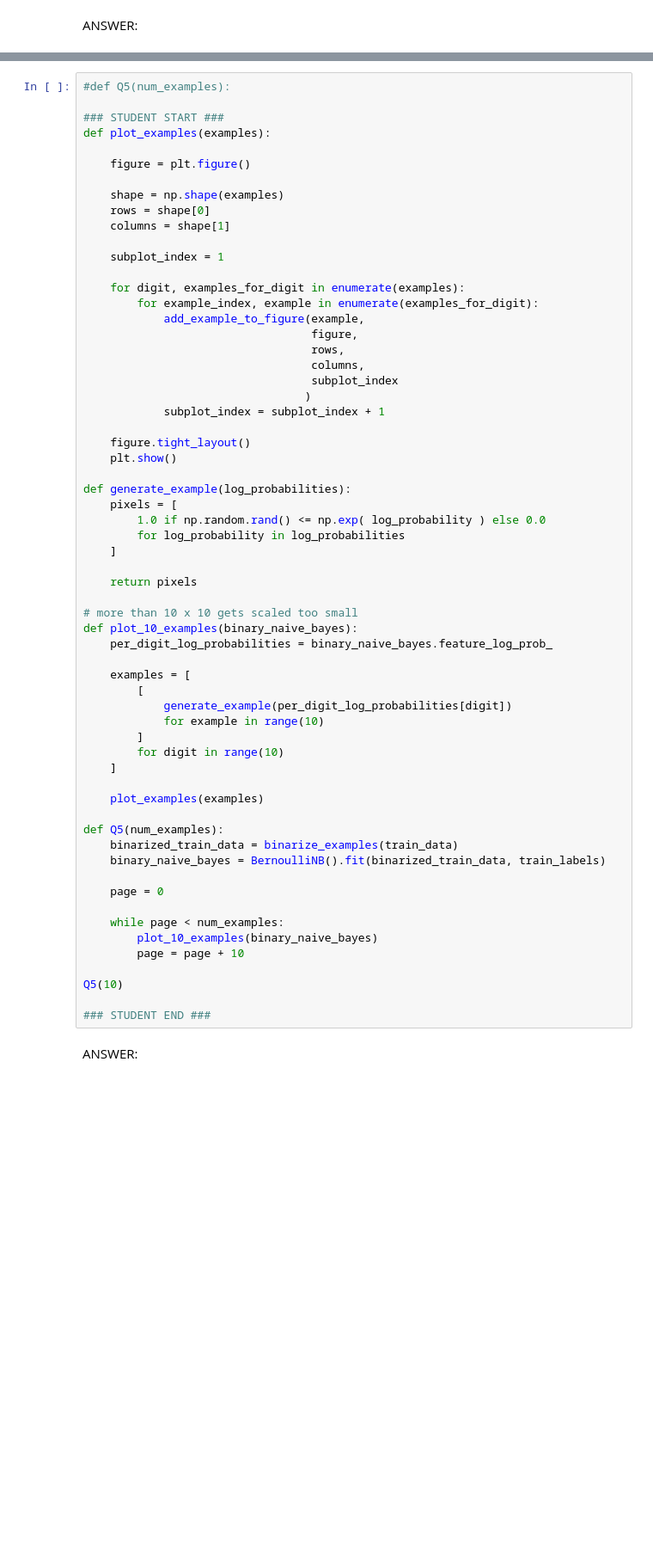
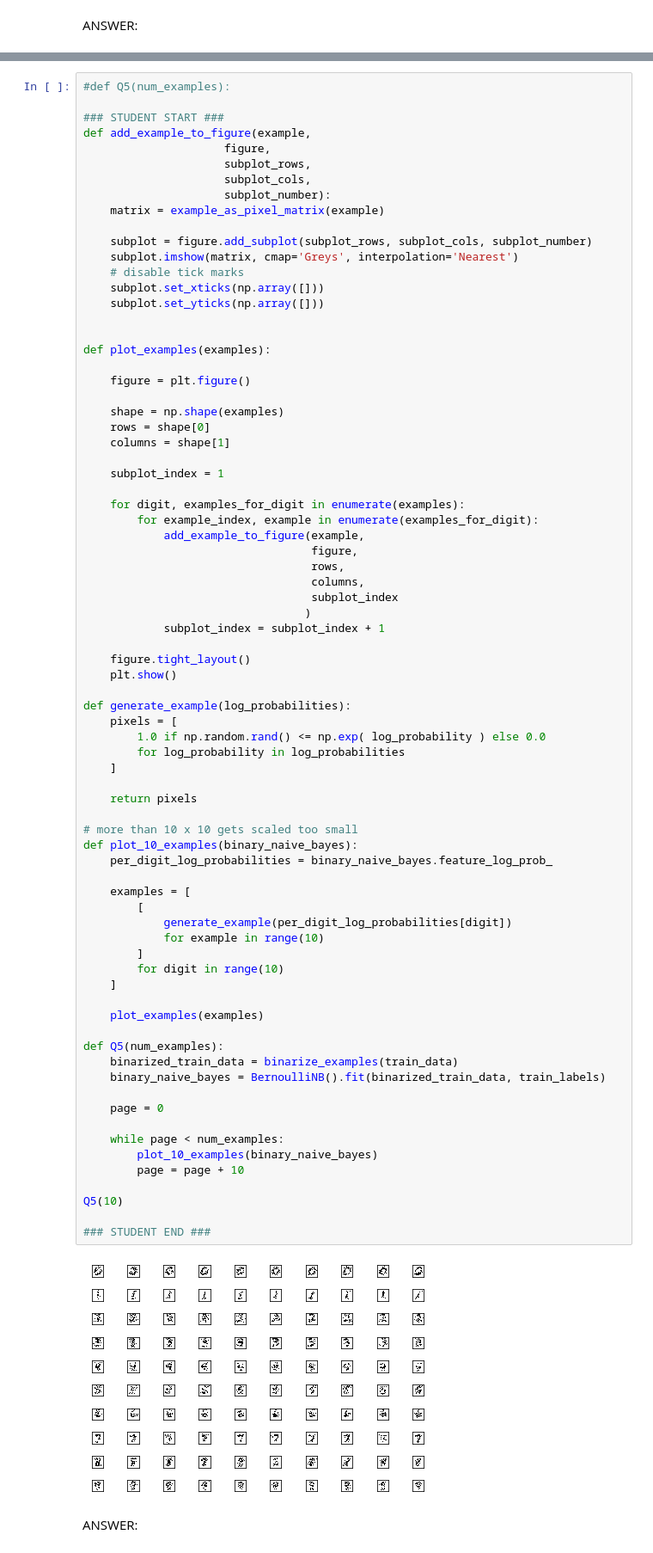
Before and after one commit to marciayyl/w207, a Jupyter notebook: Marcia(Yiying)_Liu_project2.ipynb, the cells around one changed output, grey strips where cells are left out. Shown at 86% size. Drawn from its saved outputs; the diff is of its cells as text; blank space fills up the shorter version.

```diff
--- a/Marcia(Yiying)_Liu_project2.ipynb
+++ b/Marcia(Yiying)_Liu_project2.ipynb
@@ -802,6 +818,20 @@ Notes:
 #def Q5(num_examples):
 
 ### STUDENT START ###
+def add_example_to_figure(example,
+                     figure,
+                     subplot_rows,
+                     subplot_cols,
+                     subplot_number):
+    matrix = example_as_pixel_matrix(example)
+
+    subplot = figure.add_subplot(subplot_rows, subplot_cols, subplot_number)
+    subplot.imshow(matrix, cmap='Greys', interpolation='Nearest')
+    # disable tick marks
+    subplot.set_xticks(np.array([]))
+    subplot.set_yticks(np.array([]))
+
+
 def plot_examples(examples):
 
     figure = plt.figure()
@@ -833,33 +863,35 @@ def generate_example(log_probabilities):
 
     return pixels
 
 # more than 10 x 10 gets scaled too small
 def plot_10_examples(binary_naive_bayes):
     per_digit_log_probabilities = binary_naive_bayes.feature_log_prob_
 
     examples = [
         [
             generate_example(per_digit_log_probabilities[digit])
             for example in range(10)
         ]
         for digit in range(10)
     ]
 
     plot_examples(examples)
 
 def Q5(num_examples):
     binarized_train_data = binarize_examples(train_data)
     binary_naive_bayes = BernoulliNB().fit(binarized_train_data, train_labels)
 
     page = 0
 
     while page < num_examples:
         plot_10_examples(binary_naive_bayes)
         page = page + 10
 
 Q5(10)
 
 ### STUDENT END ###
+# %% [output]
+[figure, added]
 # %% [markdown]
 ANSWER:
 # %% [markdown]
```
Also changed, not shown: parts of 3 cells of this notebook.
